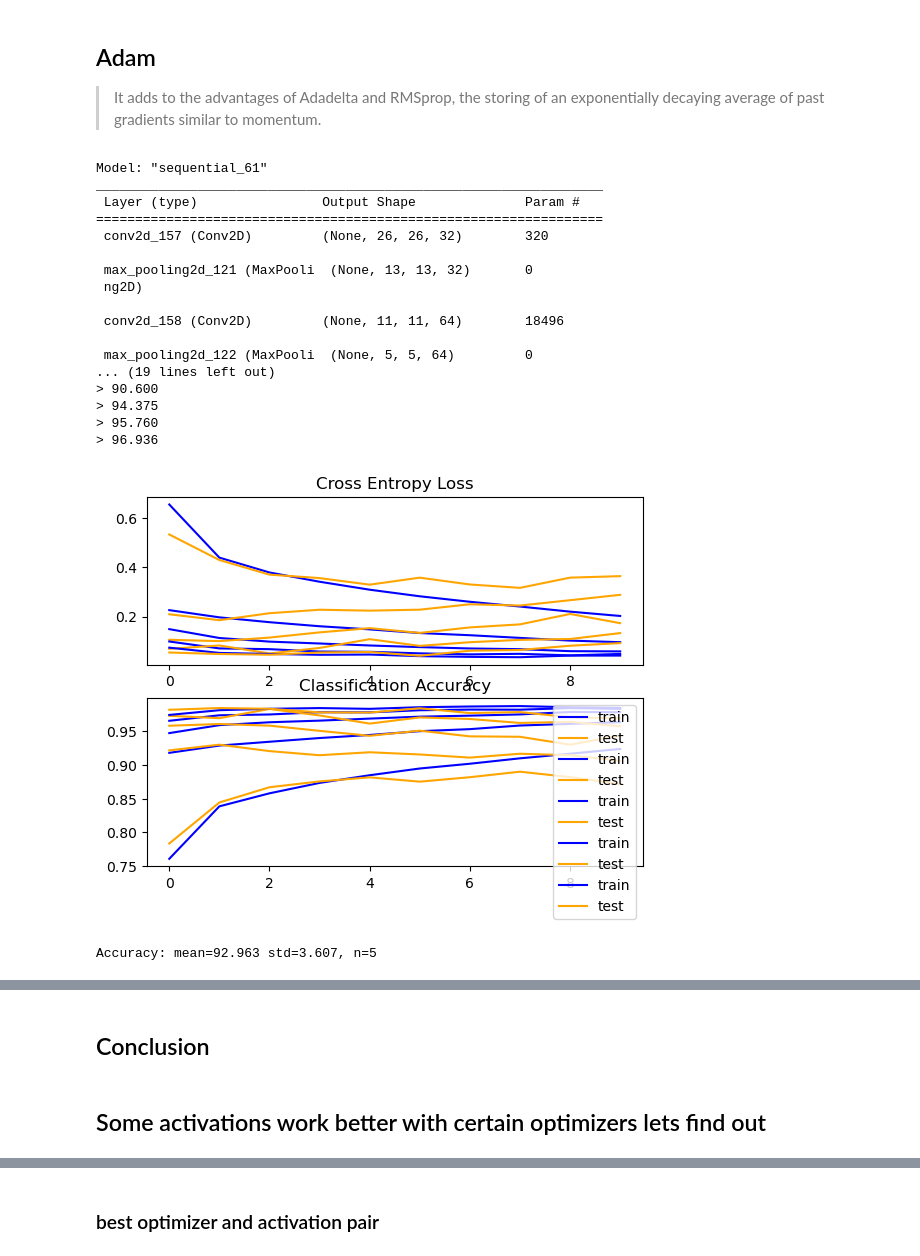
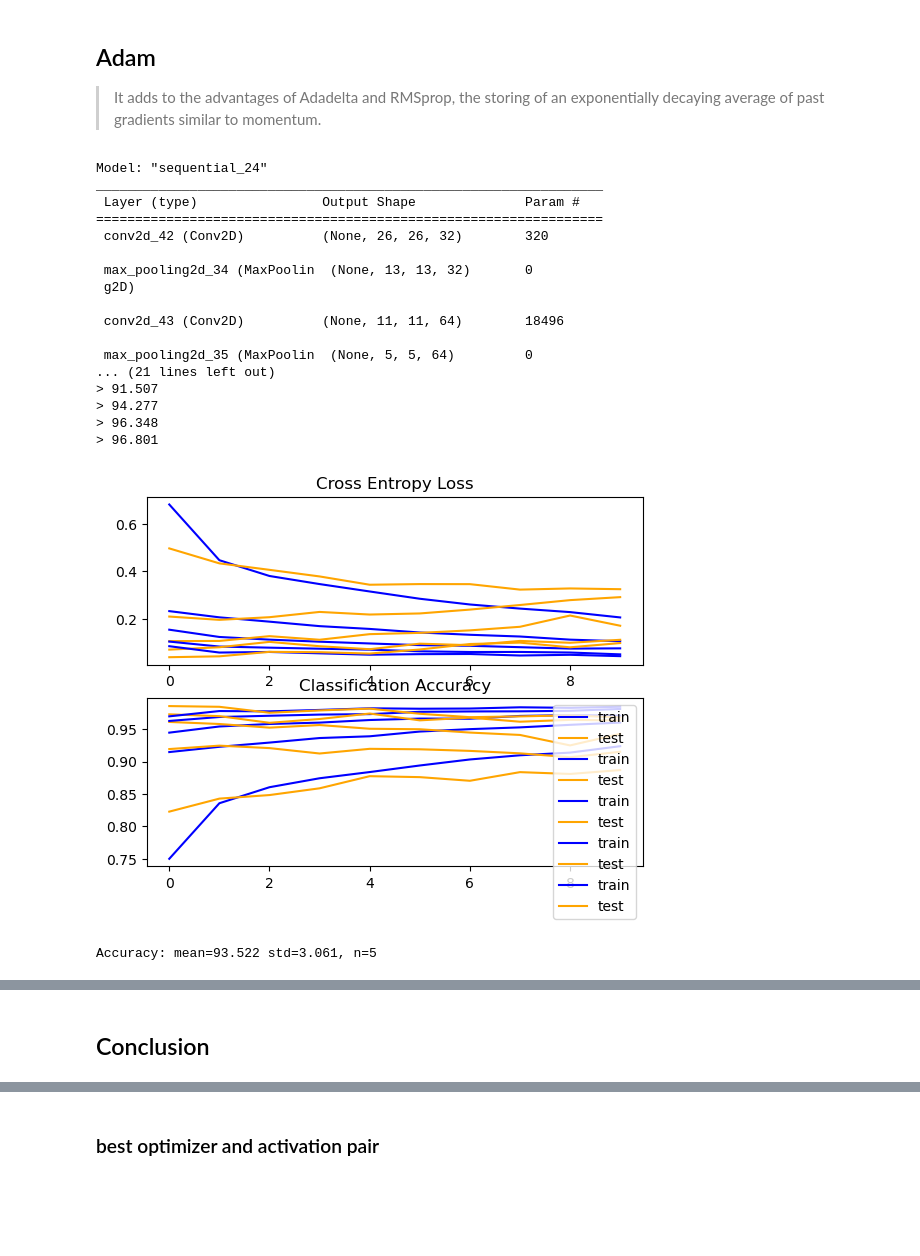
Before and after one commit to JoelPoah/Fashion_MNIST, a Jupyter notebook: fashion.ipynb, the cells around one changed output, grey strips where cells are left out. Saved outputs shown, nothing was run; the diff lists cells and outputs as text; code cells hidden in the pictures; blank space fills up the shorter version.

```diff
--- a/fashion.ipynb
+++ b/fashion.ipynb
@@ -1028,6 +1176,7 @@ def model_sgd():
     fashion_model.add(MaxPooling2D(pool_size=(2, 2)))
     fashion_model.add(Flatten())
     fashion_model.add(Dense(128, activation='relu'))
+    fashion_model.add(Dropout(0.2))
     fashion_model.add(Dense(num_classes, activation='softmax'))
 
     fashion_model.compile(loss=keras.losses.categorical_crossentropy, optimizer=keras.optimizers.SGD(),metrics=['accuracy'])
@@ -1070,6 +1219,7 @@ def model_adagrad():
     fashion_model.add(MaxPooling2D(pool_size=(2, 2)))
     fashion_model.add(Flatten())
     fashion_model.add(Dense(128, activation='relu'))
+    fashion_model.add(Dropout(0.2))
     fashion_model.add(Dense(num_classes, activation='softmax'))
 
     fashion_model.compile(loss=keras.losses.categorical_crossentropy, optimizer=keras.optimizers.Adagrad(),metrics=['accuracy'])
@@ -1112,6 +1262,7 @@ def model_adadelta():
     fashion_model.add(MaxPooling2D(pool_size=(2, 2)))
     fashion_model.add(Flatten())
     fashion_model.add(Dense(128, activation='relu'))
+    fashion_model.add(Dropout(0.2))
     fashion_model.add(Dense(num_classes, activation='softmax'))
 
     fashion_model.compile(loss=keras.losses.categorical_crossentropy, optimizer=keras.optimizers.Adadelta(),metrics=['accuracy'])
@@ -1155,6 +1306,7 @@ def model_rmsprop():
     fashion_model.add(MaxPooling2D(pool_size=(2, 2)))
     fashion_model.add(Flatten())
     fashion_model.add(Dense(128, activation='relu'))
+    fashion_model.add(Dropout(0.2))
     fashion_model.add(Dense(num_classes, activation='softmax'))
 
     fashion_model.compile(loss=keras.losses.categorical_crossentropy, optimizer=keras.optimizers.RMSprop(),metrics=['accuracy'])
@@ -1186,38 +1341,39 @@ _________________________________________________________________
 # %%
 def model_adam():
     fashion_model = Sequential()
     fashion_model.add(Conv2D(32, kernel_size=(3, 3),activation='relu',input_shape=(28,28,1)))
     fashion_model.add(MaxPooling2D((2, 2)))
     fashion_model.add(Conv2D(64, (3, 3), activation='relu'))
     fashion_model.add(MaxPooling2D(pool_size=(2, 2)))
     fashion_model.add(Conv2D(128, (3, 3), activation='relu'))
     fashion_model.add(MaxPooling2D(pool_size=(2, 2)))
     fashion_model.add(Flatten())
     fashion_model.add(Dense(128, activation='relu'))
+    fashion_model.add(Dropout(0.2))
     fashion_model.add(Dense(num_classes, activation='softmax'))
 
     fashion_model.compile(loss=keras.losses.categorical_crossentropy, optimizer=keras.optimizers.Adam(),metrics=['accuracy'])
     fashion_model.summary()
     return fashion_model
 
 run_test_harness(model_adam(),X_train, y_train)
 # %% [output]
-Model: "sequential_61"
+Model: "sequential_24"
 _________________________________________________________________
  Layer (type)                Output Shape              Param #
 =================================================================
- conv2d_157 (Conv2D)         (None, 26, 26, 32)        320
+ conv2d_42 (Conv2D)          (None, 26, 26, 32)        320
 
- max_pooling2d_121 (MaxPooli  (None, 13, 13, 32)       0
- ng2D)
+ max_pooling2d_34 (MaxPoolin  (None, 13, 13, 32)       0
+ g2D)
 
- conv2d_158 (Conv2D)         (None, 11, 11, 64)        18496
+ conv2d_43 (Conv2D)          (None, 11, 11, 64)        18496
 
- max_pooling2d_122 (MaxPooli  (None, 5, 5, 64)         0
-... (19 lines left out)
-> 90.600
-> 94.375
-> 95.760
-> 96.936
+ max_pooling2d_35 (MaxPoolin  (None, 5, 5, 64)         0
+... (21 lines left out)
+> 91.507
+> 94.277
+> 96.348
+> 96.801
-[figure, old version]
+[figure, new version]
-Accuracy: mean=92.963 std=3.607, n=5
+Accuracy: mean=93.522 std=3.061, n=5
@@ -1225,4 +1381,2 @@ Accuracy: mean=92.963 std=3.607, n=5
 # %% [markdown]
 ## Conclusion
-# %% [markdown]
-## Some activations work better with certain optimizers lets find out
```
Also changed, not shown: parts of 79 cells of this notebook.
